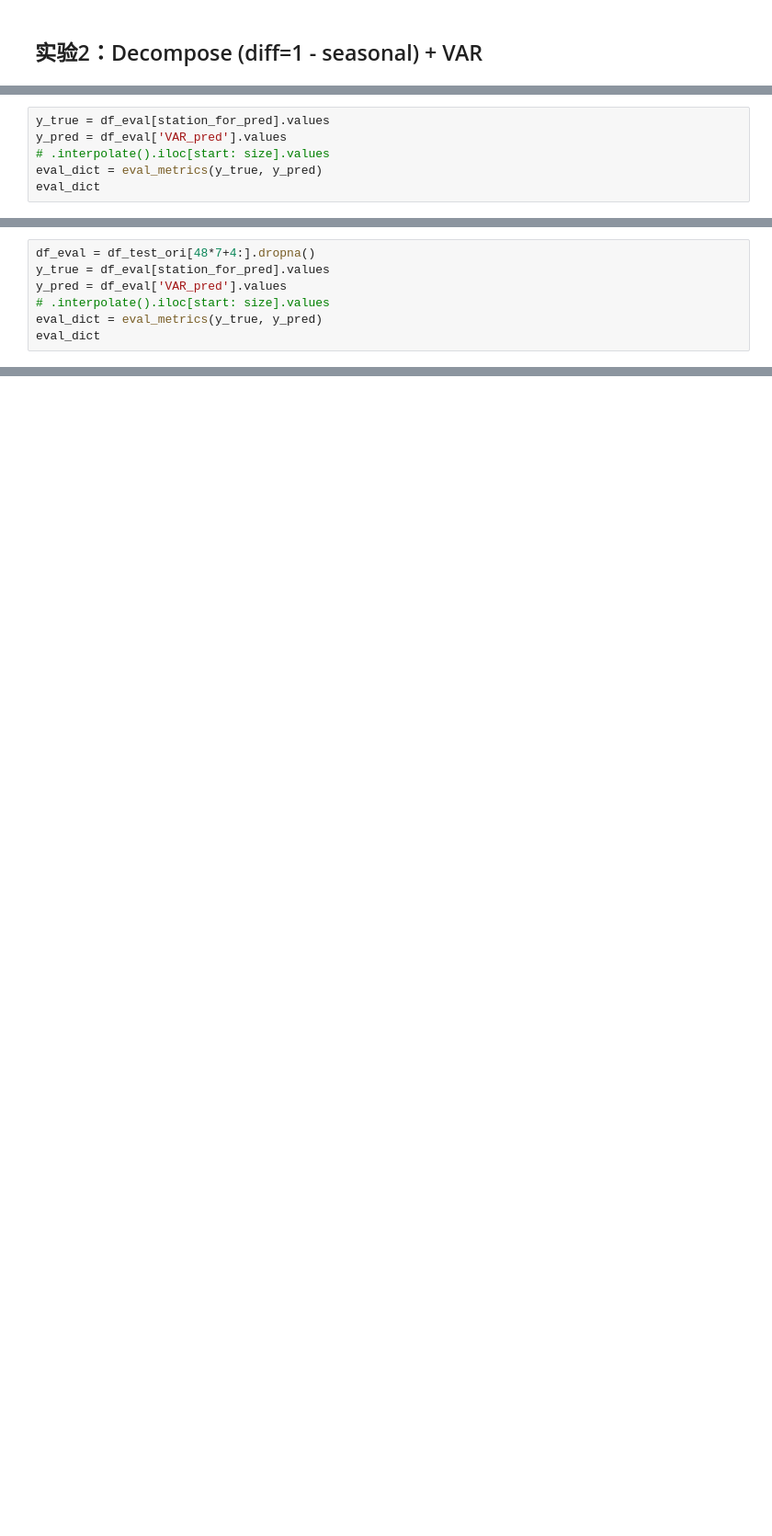
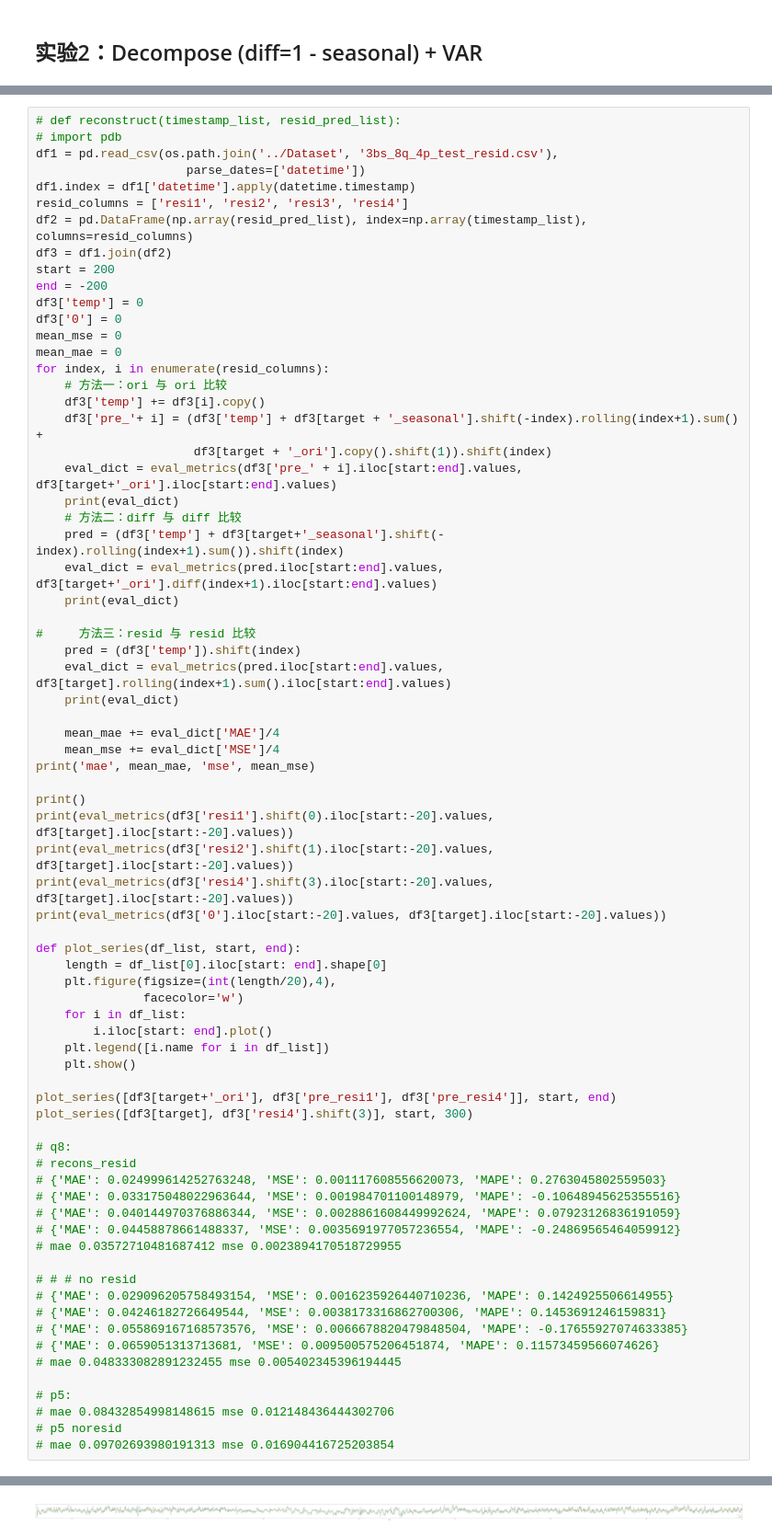
Before and after one commit to MAZiqing/MZQ_city_sequenctial_data_prediction, a Jupyter notebook: main_JuNo/VAR_baseline.ipynb, the cells around one changed output, grey strips where cells are left out. Shown at 92% size. Drawn from its saved outputs; the diff is of its cells as text; blank space fills up the shorter version.

```diff
--- a/main_JuNo/VAR_baseline.ipynb
+++ b/main_JuNo/VAR_baseline.ipynb
@@ -258,6 +63,0 @@ df_plot['VAR_pred'].plot()
-# %%
-y_true = df_eval[station_for_pred].values
-y_pred = df_eval['VAR_pred'].values
-# .interpolate().iloc[start: size].values
-eval_dict = eval_metrics(y_true, y_pred)
-eval_dict
@@ -337,7 +63,0 @@ df_test_ori['VAR_pred'] = df_test_ori['VAR_pred'][mask1&mask2].interpolate()
-# %%
-df_eval = df_test_ori[48*7+4:].dropna()
-y_true = df_eval[station_for_pred].values
-y_pred = df_eval['VAR_pred'].values
-# .interpolate().iloc[start: size].values
-eval_dict = eval_metrics(y_true, y_pred)
-eval_dict
@@ -370,0 +64,74 @@ Exp3, hist_lag=48\*7, 'q8', inputz_size=5
+# %%
+# def reconstruct(timestamp_list, resid_pred_list):
+# import pdb
+df1 = pd.read_csv(os.path.join('../Dataset', '3bs_8q_4p_test_resid.csv'),
+                     parse_dates=['datetime'])
+df1.index = df1['datetime'].apply(datetime.timestamp)
+resid_columns = ['resi1', 'resi2', 'resi3', 'resi4']
+df2 = pd.DataFrame(np.array(resid_pred_list), index=np.array(timestamp_list), columns=resid_columns)
+df3 = df1.join(df2)
+start = 200
+end = -200
+df3['temp'] = 0
+df3['0'] = 0
+mean_mse = 0
+mean_mae = 0
+for index, i in enumerate(resid_columns):
+    # 方法一：ori 与 ori 比较
+    df3['temp'] += df3[i].copy()
+    df3['pre_'+ i] = (df3['temp'] + df3[target + '_seasonal'].shift(-index).rolling(index+1).sum() +
+                      df3[target + '_ori'].copy().shift(1)).shift(index)
+    eval_dict = eval_metrics(df3['pre_' + i].iloc[start:end].values, df3[target+'_ori'].iloc[start:end].values)
+    print(eval_dict)
+    # 方法二：diff 与 diff 比较
+    pred = (df3['temp'] + df3[target+'_seasonal'].shift(-index).rolling(index+1).sum()).shift(index)
+    eval_dict = eval_metrics(pred.iloc[start:end].values, df3[target+'_ori'].diff(index+1).iloc[start:end].values)
+    print(eval_dict)
+
+#     方法三：resid 与 resid 比较
+    pred = (df3['temp']).shift(index)
+    eval_dict = eval_metrics(pred.iloc[start:end].values, df3[target].rolling(index+1).sum().iloc[start:end].values)
+    print(eval_dict)
+
+    mean_mae += eval_dict['MAE']/4
+    mean_mse += eval_dict['MSE']/4
+print('mae', mean_mae, 'mse', mean_mse)
+
+print()
+print(eval_metrics(df3['resi1'].shift(0).iloc[start:-20].values, df3[target].iloc[start:-20].values))
+print(eval_metrics(df3['resi2'].shift(1).iloc[start:-20].values, df3[target].iloc[start:-20].values))
+print(eval_metrics(df3['resi4'].shift(3).iloc[start:-20].values, df3[target].iloc[start:-20].values))
+print(eval_metrics(df3['0'].iloc[start:-20].values, df3[target].iloc[start:-20].values))
+
+def plot_series(df_list, start, end):
+    length = df_list[0].iloc[start: end].shape[0]
+    plt.figure(figsize=(int(length/20),4),
+               facecolor='w')
+    for i in df_list:
+        i.iloc[start: end].plot()
+    plt.legend([i.name for i in df_list])
+    plt.show()
+
+plot_series([df3[target+'_ori'], df3['pre_resi1'], df3['pre_resi4']], start, end)
+plot_series([df3[target], df3['resi4'].shift(3)], start, 300)
+
+# q8:
+# recons_resid
+# {'MAE': 0.024999614252763248, 'MSE': 0.001117608556620073, 'MAPE': 0.2763045802559503}
+# {'MAE': 0.033175048022963644, 'MSE': 0.001984701100148979, 'MAPE': -0.10648945625355516}
+# {'MAE': 0.040144970376886344, 'MSE': 0.0028861608449992624, 'MAPE': 0.07923126836191059}
+# {'MAE': 0.04458878661488337, 'MSE': 0.0035691977057236554, 'MAPE': -0.24869565464059912}
+# mae 0.03572710481687412 mse 0.0023894170518729955
+
+# # # no resid
+# {'MAE': 0.029096205758493154, 'MSE': 0.0016235926440710236, 'MAPE': 0.1424925506614955}
+# {'MAE': 0.04246182726649544, 'MSE': 0.0038173316862700306, 'MAPE': 0.1453691246159831}
+# {'MAE': 0.055869167168573576, 'MSE': 0.0066678820479848504, 'MAPE': -0.17655927074633385}
+# {'MAE': 0.0659051313713681, 'MSE': 0.009500575206451874, 'MAPE': 0.11573459566074626}
+# mae 0.048333082891232455 mse 0.005402345396194445
+
+# p5:
+# mae 0.08432854998148615 mse 0.012148436444302706
+# p5 noresid
+# mae 0.09702693980191313 mse 0.016904416725203854
+# %% [output]
@@ -370,0 +156 @@ Exp3, hist_lag=48\*7, 'q8', inputz_size=5
+[figure, added]
```
Also changed, not shown: parts of 41 cells of this notebook, 18 other files.
